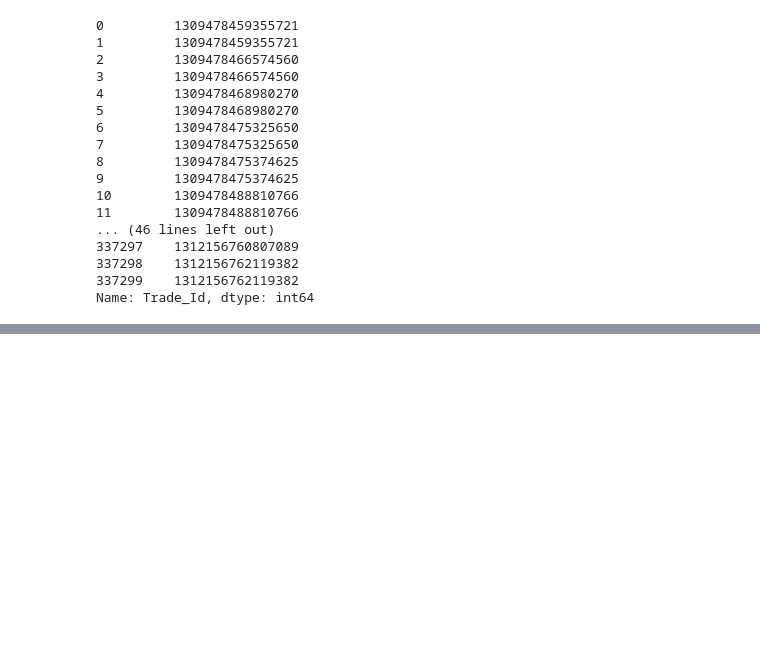
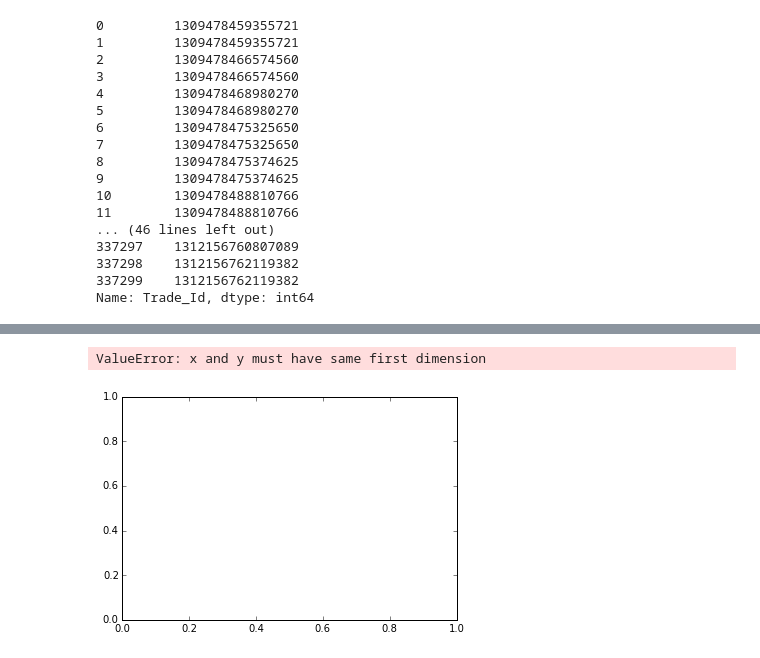
Before and after one commit to achab/bitcoin, a Jupyter notebook: exploration_stephane.ipynb, the cells around one changed output, grey strips where cells are left out. Saved outputs shown, nothing was run; the diff lists cells and outputs as text; code cells hidden in the pictures; blank space fills up the shorter version.

```diff
--- a/exploration_stephane.ipynb
+++ b/exploration_stephane.ipynb
@@ -50,0 +123,3 @@ Name: Trade_Id, dtype: int64
+# %%
+price_usd = pd.DataFrame(data["Money"]/data["Bitcoins"], columns=['Price_USD'])
+data = data.join(price_usd)
@@ -50,0 +239,17 @@ Name: Trade_Id, dtype: int64
+# %%
+data = data[['Trade_Id',
+ 'Date',
+ 'User_Id',
+ 'Price_USD',
+ 'Japan',
+ 'Type',
+ 'Currency',
+ 'Bitcoins',
+ 'Money',
+ 'Money_Rate',
+ 'Money_JPY',
+ 'Money_Fee',
+ 'Money_Fee_Rate',
+ 'Money_Fee_JPY',
+ 'Bitcoin_Fee',
+ 'Bitcoin_Fee_JPY']]
@@ -50,0 +298,5 @@ Name: Trade_Id, dtype: int64
+# %%
+plt.plot(data["User_Id"], np.mean(data["Price_USD"]))
+# %% [output]
+ValueError: x and y must have same first dimension
+[figure, added]
```
Also changed, not shown: parts of 28 cells of this notebook.
